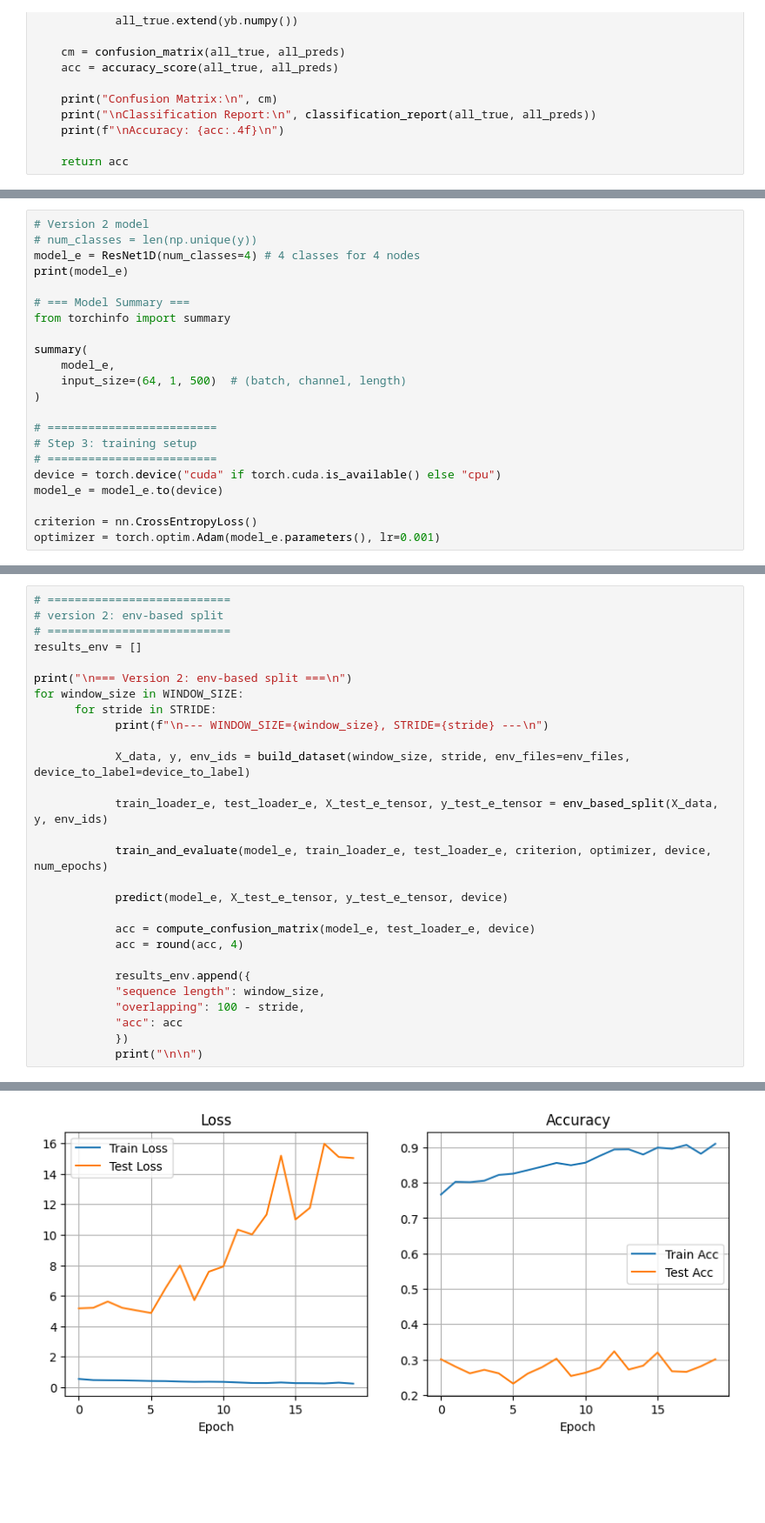
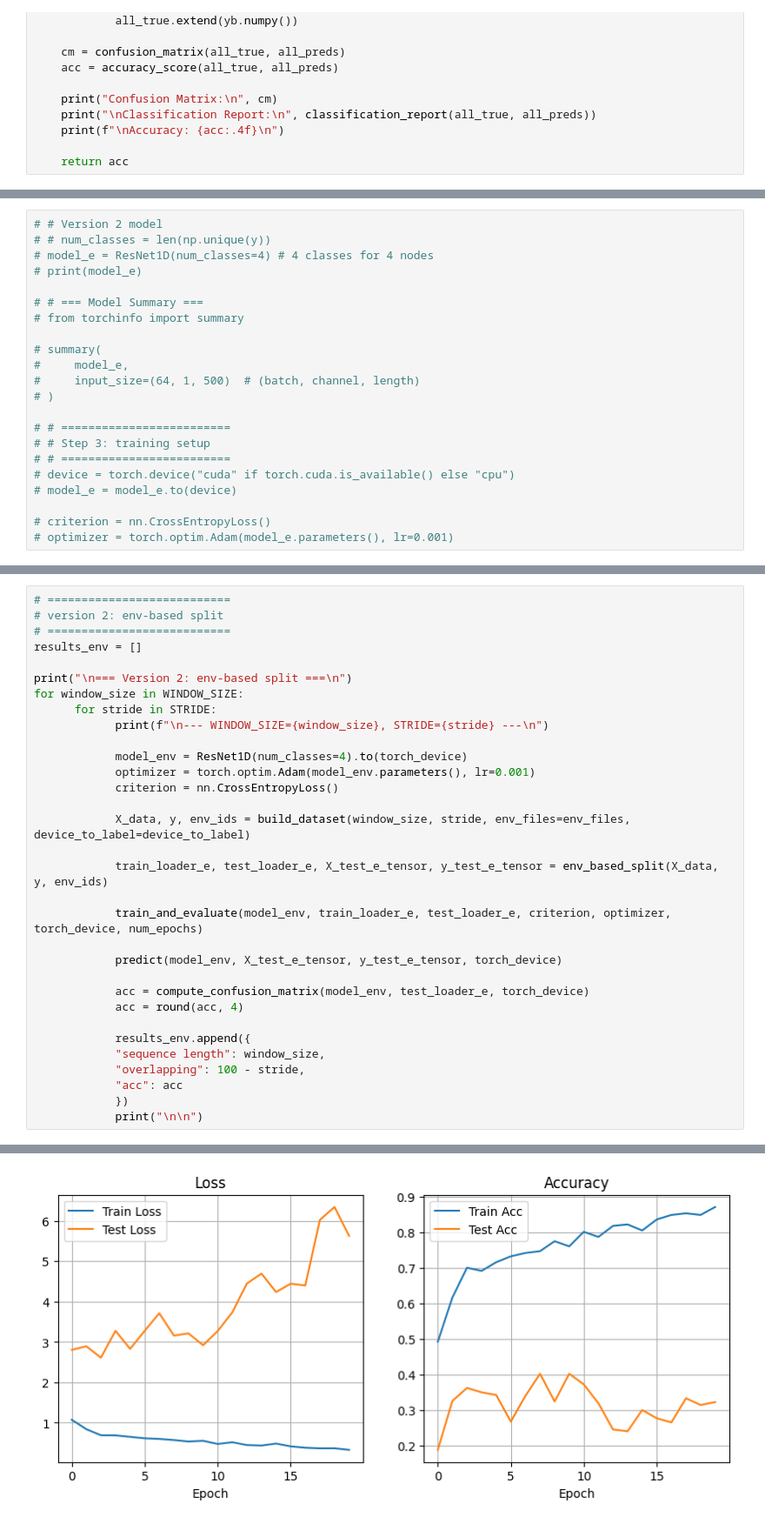
Before and after one commit to duydl/iot-ml, a Jupyter notebook: resnet/resnet_identify_node.ipynb, the cells around one changed output, grey strips where cells are left out. Shown at 87% size. Cells and saved outputs as stored; diff of their text form; blank space fills up the shorter version.

```diff
--- a/resnet/resnet_identify_node.ipynb
+++ b/resnet/resnet_identify_node.ipynb
@@ -702,22 +693,22 @@ Accuracy: 0.9986
 # %%
-# Version 2 model
-# num_classes = len(np.unique(y))
-model_e = ResNet1D(num_classes=4) # 4 classes for 4 nodes
-print(model_e)
+# # Version 2 model
+# # num_classes = len(np.unique(y))
+# model_e = ResNet1D(num_classes=4) # 4 classes for 4 nodes
+# print(model_e)
 
-# === Model Summary ===
-from torchinfo import summary
+# # === Model Summary ===
+# from torchinfo import summary
 
-summary(
-    model_e,
-    input_size=(64, 1, 500)  # (batch, channel, length)
-)
+# summary(
+#     model_e,
+#     input_size=(64, 1, 500)  # (batch, channel, length)
+# )
 
-# =========================
-# Step 3: training setup
-# =========================
-device = torch.device("cuda" if torch.cuda.is_available() else "cpu")
-model_e = model_e.to(device)
+# # =========================
+# # Step 3: training setup
+# # =========================
+# device = torch.device("cuda" if torch.cuda.is_available() else "cpu")
+# model_e = model_e.to(device)
 
-criterion = nn.CrossEntropyLoss()
-optimizer = torch.optim.Adam(model_e.parameters(), lr=0.001)
+# criterion = nn.CrossEntropyLoss()
+# optimizer = torch.optim.Adam(model_e.parameters(), lr=0.001)
@@ -750,15 +723,19 @@ for window_size in WINDOW_SIZE:
       for stride in STRIDE:
             print(f"\n--- WINDOW_SIZE={window_size}, STRIDE={stride} ---\n")
 
+            model_env = ResNet1D(num_classes=4).to(torch_device)
+            optimizer = torch.optim.Adam(model_env.parameters(), lr=0.001)
+            criterion = nn.CrossEntropyLoss()
+
             X_data, y, env_ids = build_dataset(window_size, stride, env_files=env_files, device_to_label=device_to_label)
 
             train_loader_e, test_loader_e, X_test_e_tensor, y_test_e_tensor = env_based_split(X_data, y, env_ids)
 
-            train_and_evaluate(model_e, train_loader_e, test_loader_e, criterion, optimizer, device, num_epochs)
+            train_and_evaluate(model_env, train_loader_e, test_loader_e, criterion, optimizer, torch_device, num_epochs)
 
-            predict(model_e, X_test_e_tensor, y_test_e_tensor, device)
+            predict(model_env, X_test_e_tensor, y_test_e_tensor, torch_device)
 
-            acc = compute_confusion_matrix(model_e, test_loader_e, device)
+            acc = compute_confusion_matrix(model_env, test_loader_e, torch_device)
             acc = round(acc, 4)
 
             results_env.append({
@@ -806 +783 @@ Epoch [20/20] Train Loss: 0.2351, Train Acc: 0.9099 | Test Loss: 15.0335, Test A
-[figure, old version]
+[figure, new version]
```
Also changed, not shown: parts of 9 cells of this notebook, 3 other files.
